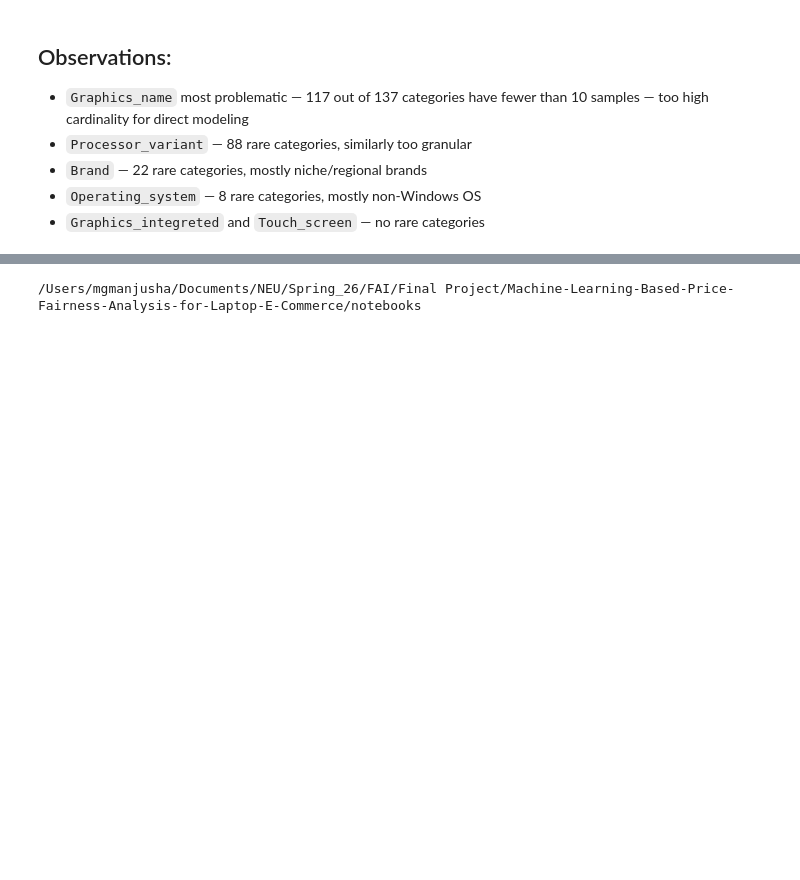
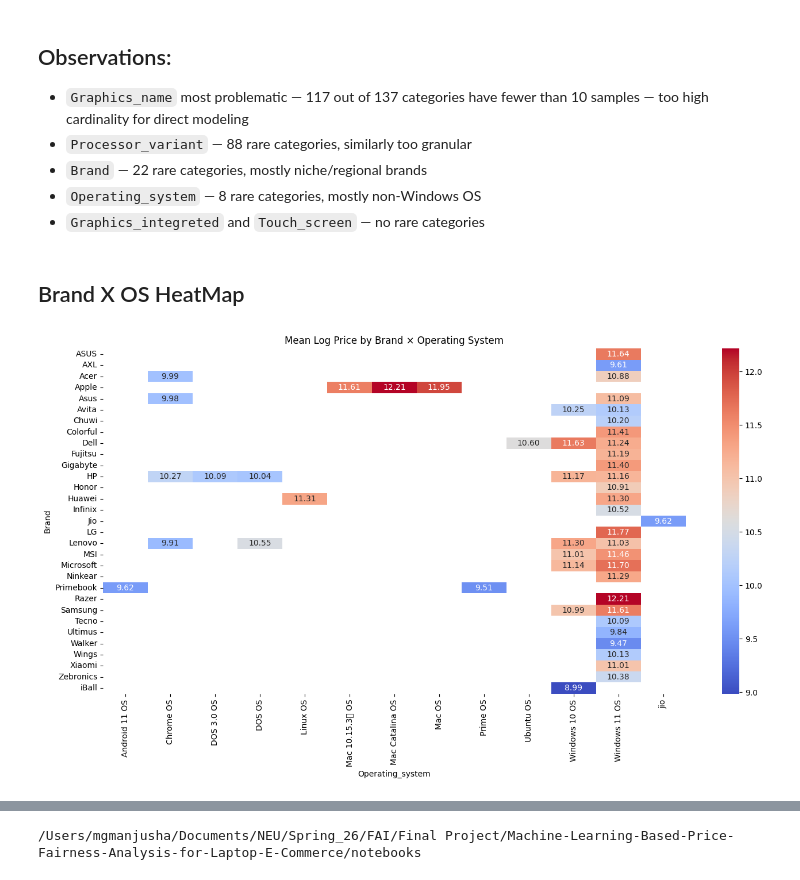
Before and after one commit to ManjushaMotamarry/Machine-Learning-Based-Price-Fairness-Analysis-for-Laptop-E-Commerce, a Jupyter notebook: notebooks/EDA.ipynb, the cells around one changed output, grey strips where cells are left out. Saved outputs shown, nothing was run; the diff lists cells and outputs as text; code cells hidden in the pictures; blank space fills up the shorter version.

```diff
--- a/notebooks/EDA.ipynb
+++ b/notebooks/EDA.ipynb
@@ -1306,3 +1304,15 @@ Series([], Name: count, dtype: int64)
 - `Brand` — 22 rare categories, mostly niche/regional brands
 - `Operating_system` — 8 rare categories, mostly non-Windows OS
 - `Graphics_integreted` and `Touch_screen` — no rare categories
+# %% [markdown]
+## Brand X OS HeatMap
+# %%
+pivot = df.groupby(['Brand', 'Operating_system'])['Log_Price'].mean().unstack()
+
+plt.figure(figsize=(14, 8))
+sns.heatmap(pivot, annot=True, fmt='.2f', cmap='coolwarm')
+plt.title('Mean Log Price by Brand × Operating System')
+plt.tight_layout()
+plt.show()
+# %% [output]
+[figure, added]
```
Also changed, not shown: parts of 4 cells of this notebook.
